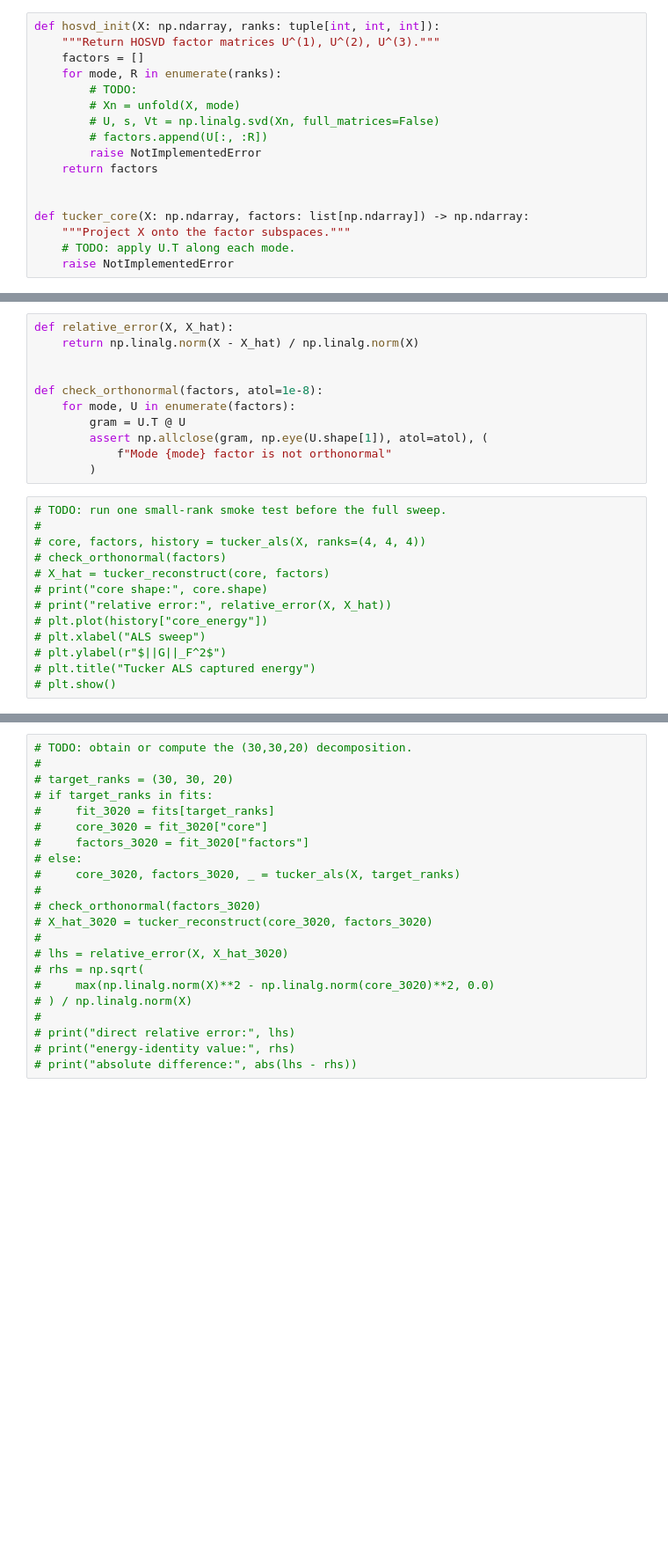
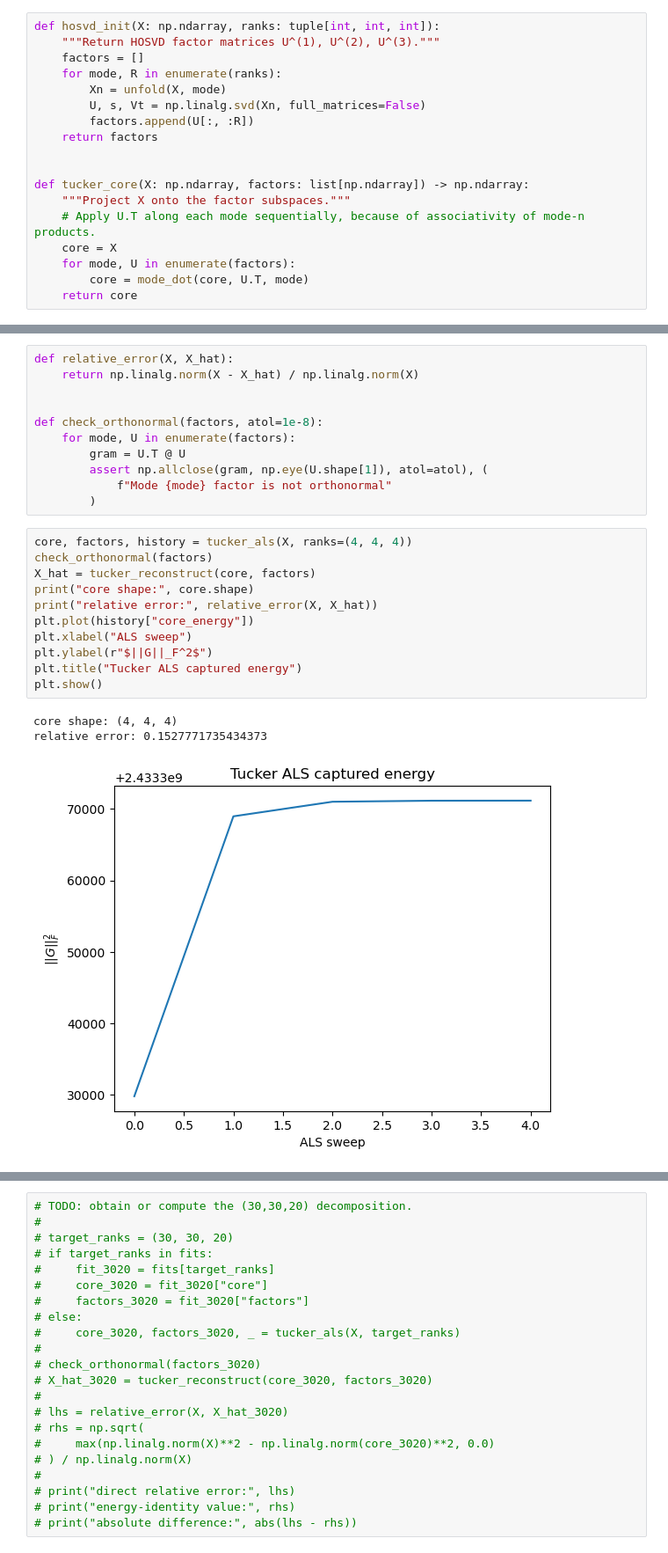
Before and after one commit to kyle-nguyennn/ml-stats-lab, a Jupyter notebook: fda/lab3/Q4_tucker_compression.ipynb, the cells around one changed output, grey strips where cells are left out. Shown at 88% size. Drawn from its saved outputs; the diff is of its cells as text; blank space fills up the shorter version.

```diff
--- a/fda/lab3/Q4_tucker_compression.ipynb
+++ b/fda/lab3/Q4_tucker_compression.ipynb
@@ -158,18 +141,19 @@ def hosvd_init(X: np.ndarray, ranks: tuple[int, int, int]):
     """Return HOSVD factor matrices U^(1), U^(2), U^(3)."""
     factors = []
     for mode, R in enumerate(ranks):
-        # TODO:
-        # Xn = unfold(X, mode)
-        # U, s, Vt = np.linalg.svd(Xn, full_matrices=False)
-        # factors.append(U[:, :R])
-        raise NotImplementedError
+        Xn = unfold(X, mode)
+        U, s, Vt = np.linalg.svd(Xn, full_matrices=False)
+        factors.append(U[:, :R])
     return factors
 
 
 def tucker_core(X: np.ndarray, factors: list[np.ndarray]) -> np.ndarray:
     """Project X onto the factor subspaces."""
-    # TODO: apply U.T along each mode.
-    raise NotImplementedError
+    # Apply U.T along each mode sequentially, because of associativity of mode-n products.
+    core = X
+    for mode, U in enumerate(factors):
+        core = mode_dot(core, U.T, mode)
+    return core
 # %% [markdown]
 ## 4. Tucker ALS / HOOI update
 
@@ -244,18 +252,20 @@ def check_orthonormal(factors, atol=1e-8):
             f"Mode {mode} factor is not orthonormal"
         )
 # %%
-# TODO: run one small-rank smoke test before the full sweep.
-#
-# core, factors, history = tucker_als(X, ranks=(4, 4, 4))
-# check_orthonormal(factors)
-# X_hat = tucker_reconstruct(core, factors)
-# print("core shape:", core.shape)
-# print("relative error:", relative_error(X, X_hat))
-# plt.plot(history["core_energy"])
-# plt.xlabel("ALS sweep")
-# plt.ylabel(r"$||G||_F^2$")
-# plt.title("Tucker ALS captured energy")
-# plt.show()
+core, factors, history = tucker_als(X, ranks=(4, 4, 4))
+check_orthonormal(factors)
+X_hat = tucker_reconstruct(core, factors)
+print("core shape:", core.shape)
+print("relative error:", relative_error(X, X_hat))
+plt.plot(history["core_energy"])
+plt.xlabel("ALS sweep")
+plt.ylabel(r"$||G||_F^2$")
+plt.title("Tucker ALS captured energy")
+plt.show()
+# %% [output]
+core shape: (4, 4, 4)
+relative error: 0.1527771735434373
+[figure, added]
 # %% [markdown]
 ## 6. Q4(a): rank sweep, reconstruction error, compression ratio
 
```
Also changed, not shown: parts of 20 cells of this notebook.
